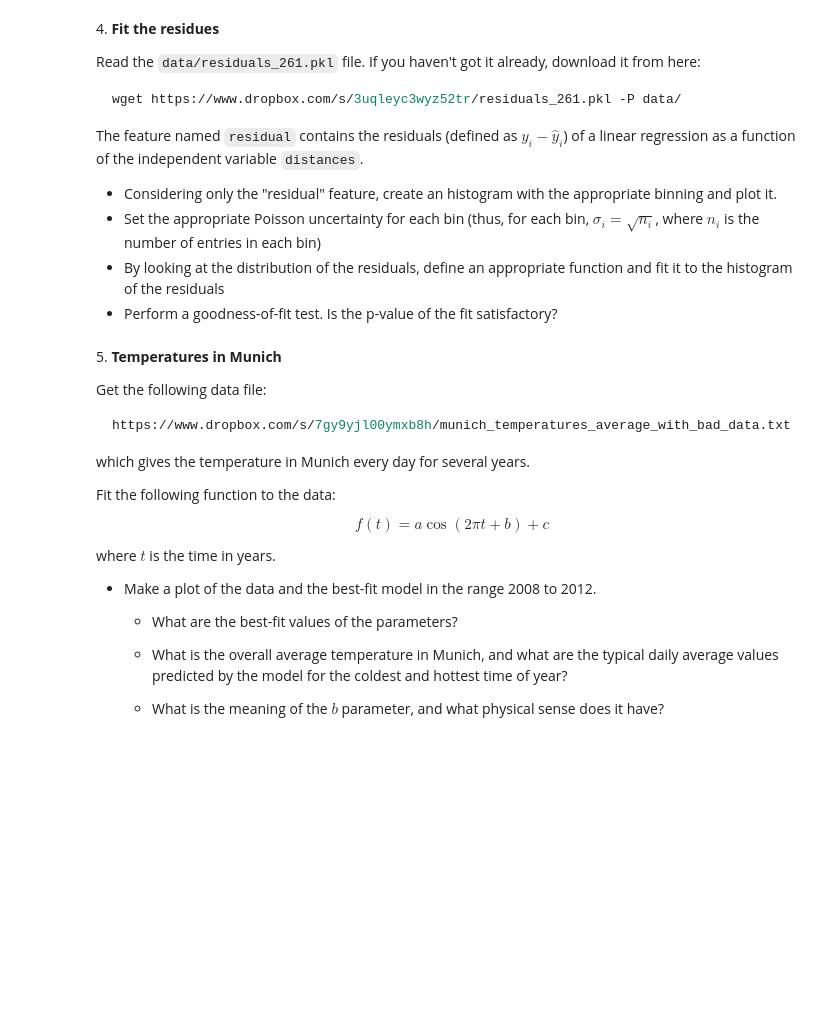
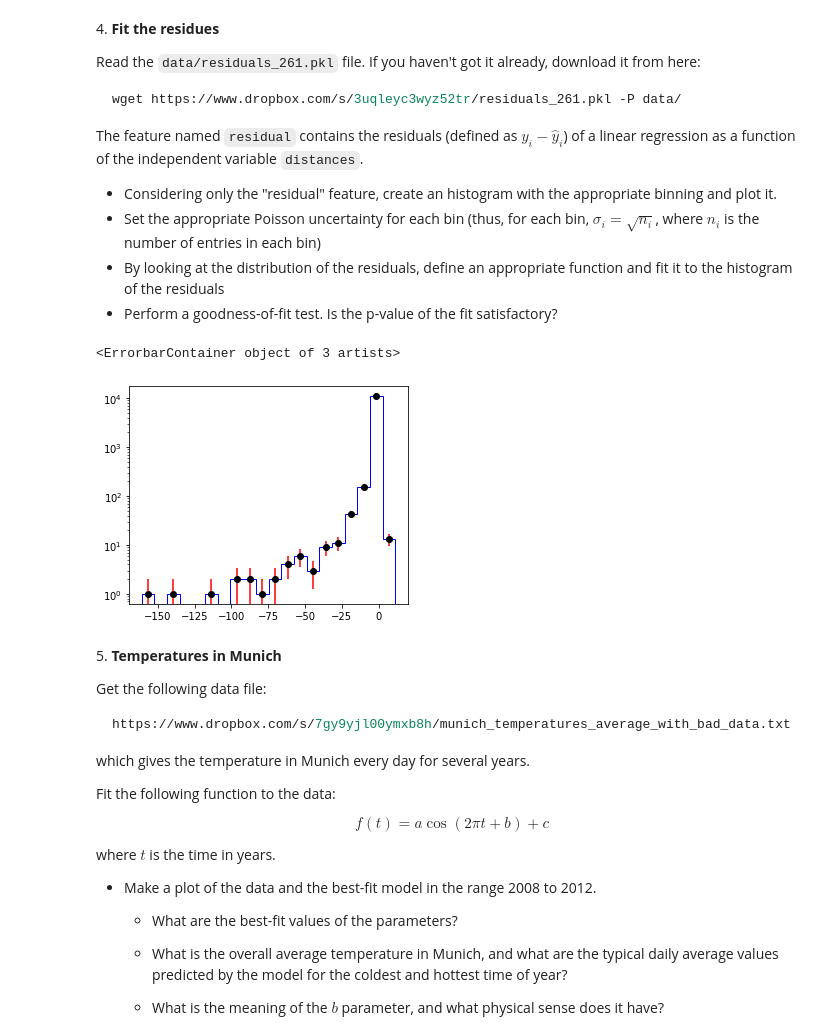
Before and after one commit to maresoo/ScientificComputingWithPython2022, a Jupyter notebook: 10ex_tests.ipynb, the cells around one changed output. Drawn from its saved outputs; the diff is of its cells as text; code cells hidden in the pictures; blank space fills up the shorter version.

```diff
--- a/10ex_tests.ipynb
+++ b/10ex_tests.ipynb
@@ -56,6 +194,31 @@ The feature named `residual` contains the residuals (defined as $y_i - \hat{y}_i
 - Set the appropriate Poisson uncertainty for each bin (thus, for each bin, $\sigma_i = \sqrt{n_i}$, where $n_i$ is the number of entries in each bin)
 - By looking at the distribution of the residuals, define an appropriate function and fit it to the histogram of the residuals
 - Perform a goodness-of-fit test. Is the p-value of the fit satisfactory?
+# %%
+import pickle
+
+filename = "../07ex/data7/residuals_261.pkl"
+infile = open(filename, "rb")
+tdict = pickle.load(infile).item()
+infile.close()
+df = pd.DataFrame(tdict)
+
+fig, ax = plt.subplots(nrows=1, ncols=1, figsize=(5,4))
+entries, edges, _ = ax.hist(df["residuals"], bins=20, histtype="step", color="b")
+plt.yscale("log")
+
+binctr = np.array((edges[1:]+edges[:-1])/2)
+ax.errorbar(binctr, entries, yerr=np.sqrt(entries), fmt="ko", ecolor="r")
+
+def exponential(x, a, b, c, d):
+    return a+b*np.exp(c*x+d)
+
+xf = np.linspace(edges[0], edges[-1], 1000)
+popt, pcov = sp.optimize.curve_fit(sinusoidal, month, Tmax, p0=[30, -10, 0.5, -1], full_output=False)
+ax.plot(xf, exponential(xf, popth[0], popth[1], popth[2], popth[3]), color="orange", label="T$_{max}$ fit")
+# %% [output]
+<ErrorbarContainer object of 3 artists>
+[figure, added]
 # %% [markdown]
 5\. **Temperatures in Munich**
 
```
Also changed, not shown: parts of 5 cells of this notebook.
